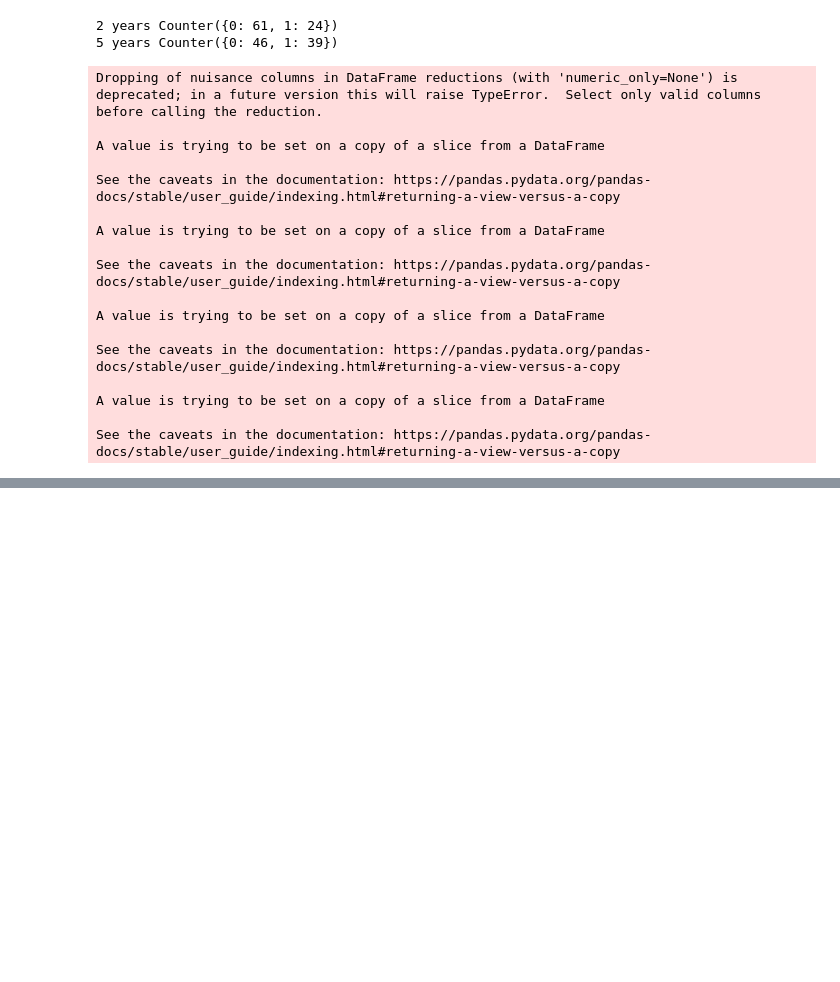
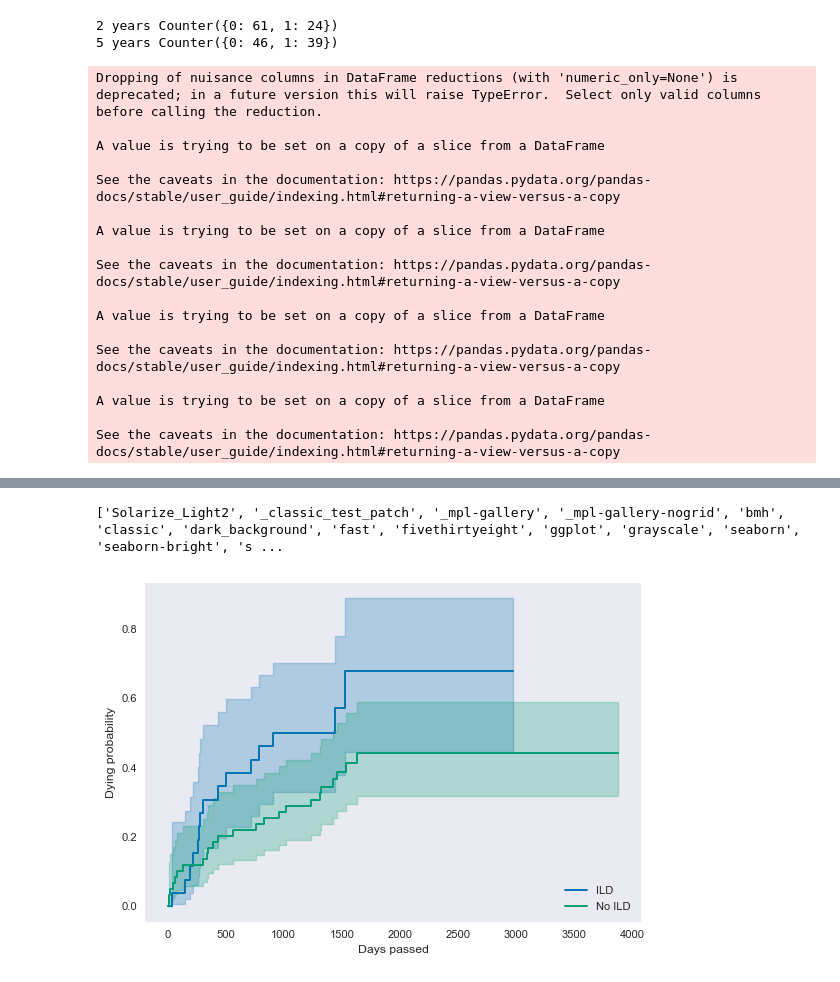
Before and after one commit to AgatheZ/Master-Project, a Jupyter notebook: Additional_analysis/model.ipynb, the cells around one changed output, grey strips where cells are left out. Cells and saved outputs as stored; diff of their text form; code cells hidden in the pictures; blank space fills up the shorter version.

```diff
--- a/Additional_analysis/model.ipynb
+++ b/Additional_analysis/model.ipynb
@@ -147,0 +185,39 @@ ValueError: y must be a structured array with the first field being a binary cla
+# %%
+###ILD
+print(plt.style.available)
+plt.rcdefaults()
+plt.style.use(['seaborn-paper', 'seaborn-dark', 'seaborn-colorblind'])
+
+kmf_1 = KaplanMeierFitter()
+kmf_0 = KaplanMeierFitter()
+
+pos = ds.query('ILD == 1')
+neg = ds.query('ILD == 0')
+
+kmf_1.fit(durations =  pos["surv"],event_observed = pos["dead5"] ,label="ILD")
+kmf_0.fit(durations =  neg["surv"],event_observed = neg["dead5"], label="No ILD")
+# print (kmf_1.event_table)
+# print (kmf_0.event_table)
+
+# print (kmf_1.predict(11))
+# print (kmf_0.predict(11))
+
+# print (kmf_1.survival_function_)
+# print (kmf_0.survival_function_)
+
+# Plot the survival_function data :
+fig, ax = plt.subplots()
+ax.spines['top'].set_visible(False)
+ax.spines['right'].set_visible(False)
+
+
+
+kmf_1.plot_cumulative_density()
+kmf_0.plot_cumulative_density()
+plt.xlabel("Days passed")
+plt.ylabel("Dying probability")
+legend = ax.legend(loc='lower right')
+ax.grid(False)
+# %% [output]
+['Solarize_Light2', '_classic_test_patch', '_mpl-gallery', '_mpl-gallery-nogrid', 'bmh', 'classic', 'dark_background', 'fast', 'fivethirtyeight', 'ggplot', 'grayscale', 'seaborn', 'seaborn-bright', 's ...
+[figure, added]
```
Also changed, not shown: parts of 6 cells of this notebook, 1 other file.
